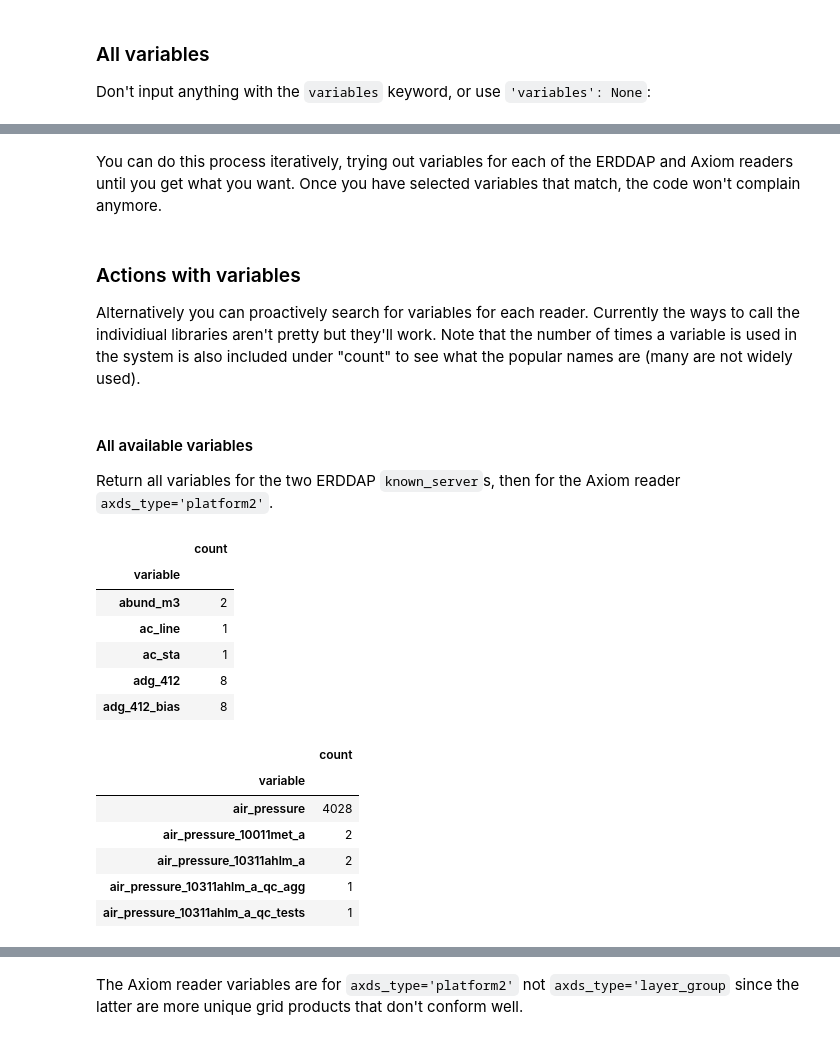
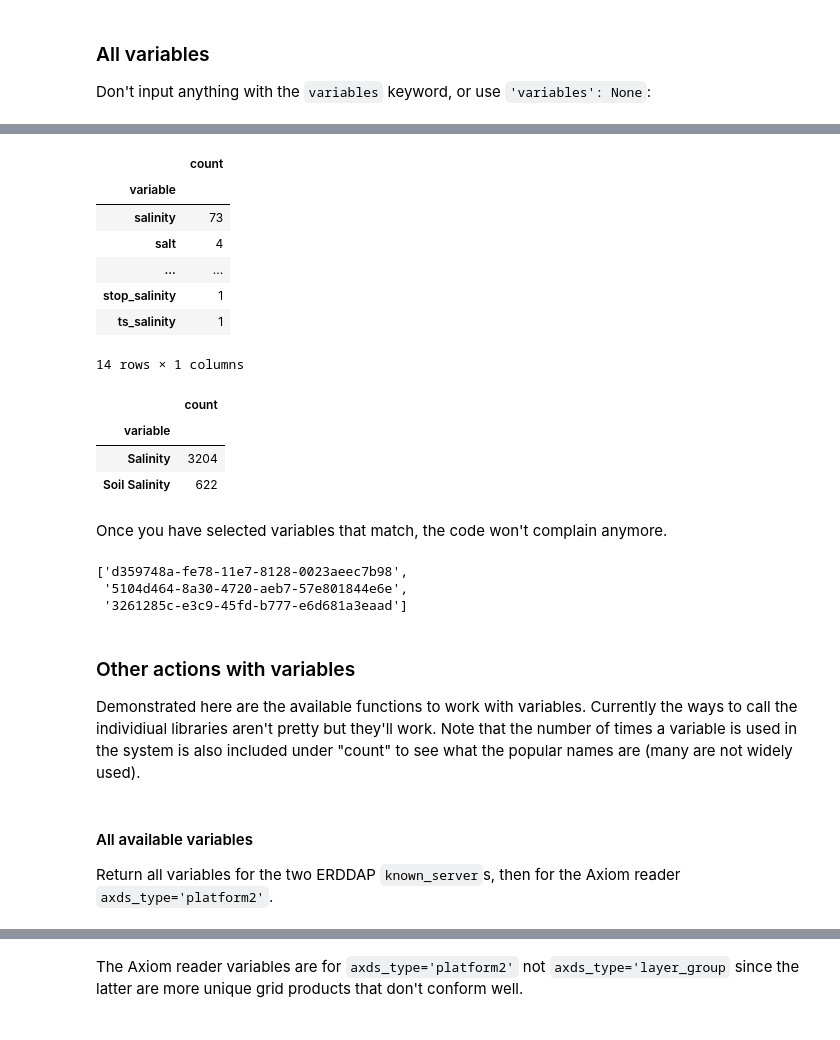
Before and after one commit to axiom-data-science/ocean_data_gateway, a Jupyter notebook: docs/details.ipynb, the cells around one changed output, grey strips where cells are left out. Saved outputs shown, nothing was run; the diff lists cells and outputs as text; code cells hidden in the pictures.

```diff
--- a/docs/details.ipynb
+++ b/docs/details.ipynb
@@ -110,5 +100,26 @@ or search parameter group values with `ErddapReader().search_variables(['sal'])`
+# %%
+# Coastwatch ERDDAP
+server = 'http://coastwatch.pfeg.noaa.gov/erddap'
+odg.search_variables(server, 'sal')
+# %% [output]
+|  | count |
+| variable |  |
+| salinity | 73 |
+| salt | 4 |
+| ... | ... |
+| stop_salinity | 1 |
+| ts_salinity | 1 |
+14 rows × 1 columns
+# %%
+# axds 'platform2'
+odg.search_variables('axds', 'sal')
+# %% [output]
+|  | count |
+| variable |  |
+| Salinity | 3204 |
+| Soil Salinity | 622 |
 # %% [markdown]
-You can do this process iteratively, trying out variables for each of the ERDDAP and Axiom readers until you get what you want. Once you have selected variables that match, the code won't complain anymore.
+Once you have selected variables that match, the code won't complain anymore.
 # %%
 kwargs = {
           'kw': kw,
@@ -127,31 +140,17 @@ kwargs = {
 }
 
 data = odg.Gateway(**kwargs)
+# %%
+data.dataset_ids
+# %% [output]
+['d359748a-fe78-11e7-8128-0023aeec7b98',
+ '5104d464-8a30-4720-aeb7-57e801844e6e',
+ '3261285c-e3c9-45fd-b777-e6d681a3eaad']
 # %% [markdown]
-### Actions with variables
+### Other actions with variables
 
-Alternatively you can proactively search for variables for each reader. Currently the ways to call the individiual libraries aren't pretty but they'll work. Note that the number of times a variable is used in the system is also included under "count" to see what the popular names are (many are not widely used).
+Demonstrated here are the available functions to work with variables. Currently the ways to call the individiual libraries aren't pretty but they'll work. Note that the number of times a variable is used in the system is also included under "count" to see what the popular names are (many are not widely used).
 # %% [markdown]
 #### All available variables
 
 Return all variables for the two ERDDAP `known_server`s, then for the Axiom reader `axds_type='platform2'`.
-# %%
-odg.erddap.ErddapReader(known_server='coastwatch').all_variables().head()
-# %% [output]
-|  | count |
-| variable |  |
-| abund_m3 | 2 |
-| ac_line | 1 |
-| ac_sta | 1 |
-| adg_412 | 8 |
-| adg_412_bias | 8 |
-# %%
-odg.erddap.ErddapReader(known_server='ioos').all_variables().head()
-# %% [output]
-|  | count |
-| variable |  |
-| air_pressure | 4028 |
-| air_pressure_10011met_a | 2 |
-| air_pressure_10311ahlm_a | 2 |
-| air_pressure_10311ahlm_a_qc_agg | 1 |
-| air_pressure_10311ahlm_a_qc_tests | 1 |
```
Also changed, not shown: parts of 35 cells of this notebook, 3 other files.
